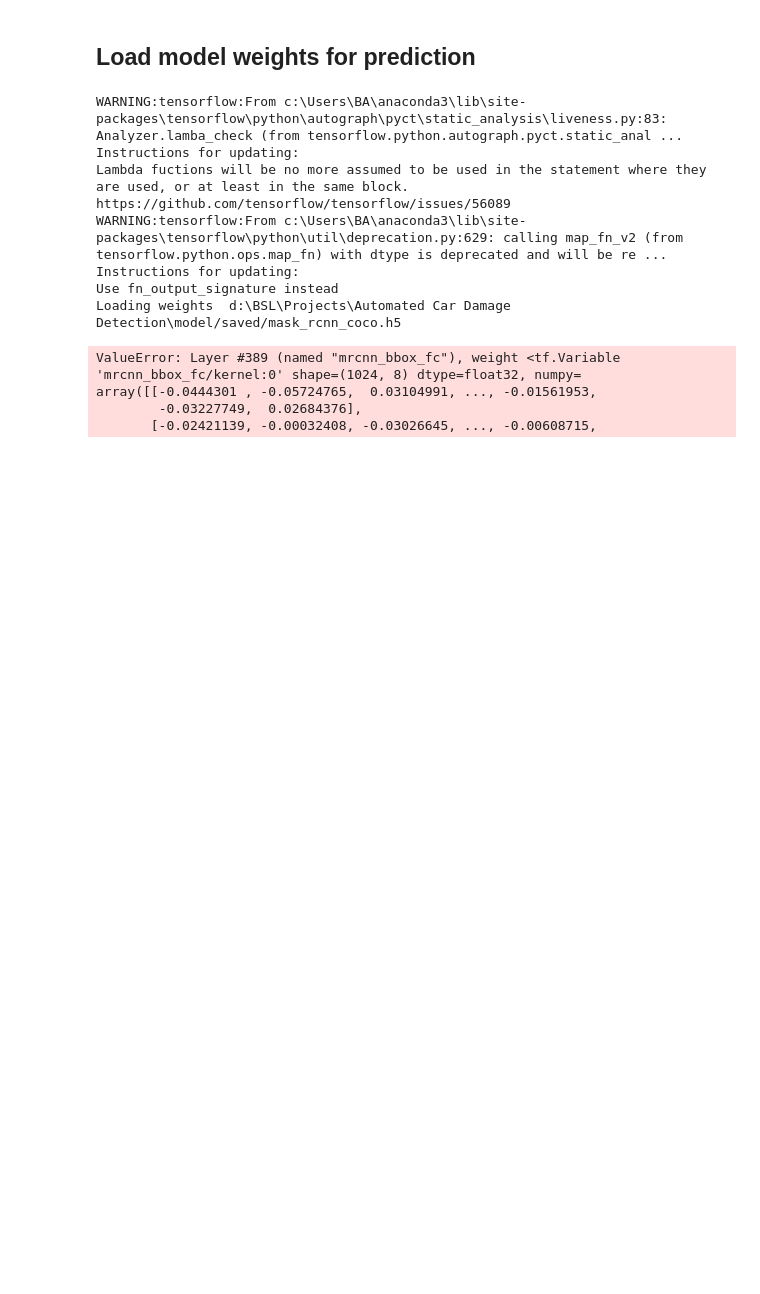
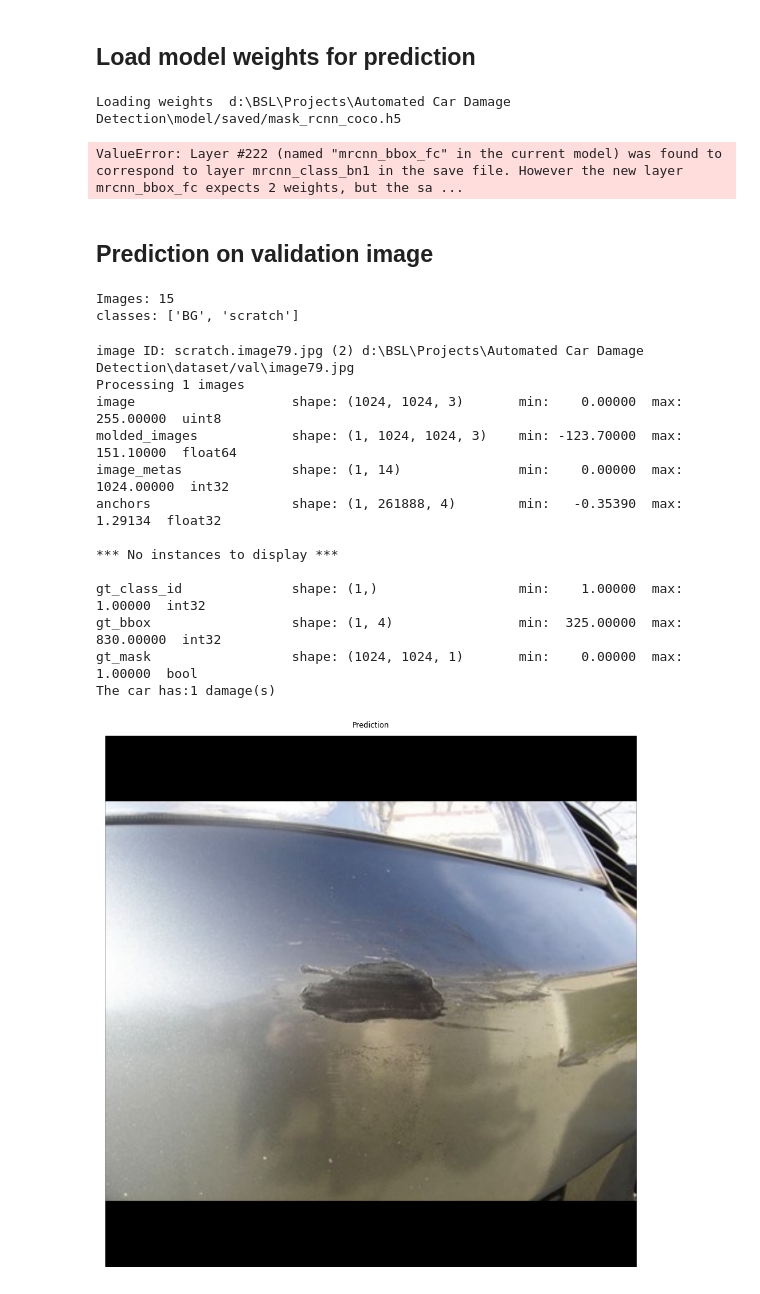
Before and after one commit to basel-ay/Automated-Car-Damage-Detection, a Jupyter notebook: car_damage_detection.ipynb, the cells around one changed output. Drawn from its saved outputs; the diff is of its cells as text; code cells hidden in the pictures; blank space fills up the shorter version.

```diff
--- a/car_damage_detection.ipynb
+++ b/car_damage_detection.ipynb
@@ -214,16 +214,54 @@ with tf.device(DEVICE):
 
 # Load weights
 print("Loading weights ", custom_WEIGHTS_PATH)
-model.load_weights(custom_WEIGHTS_PATH, by_name=True, exclude=['mrcnn_bbox_fc','mrcnn_class_logits'])
+model.load_weights(custom_WEIGHTS_PATH, by_name=True)
 # %% [output]
-WARNING:tensorflow:From c:\Users\BA\anaconda3\lib\site-packages\tensorflow\python\autograph\pyct\static_analysis\liveness.py:83: Analyzer.lamba_check (from tensorflow.python.autograph.pyct.static_anal ...
-Instructions for updating:
-Lambda fuctions will be no more assumed to be used in the statement where they are used, or at least in the same block. https://github.com/tensorflow/tensorflow/issues/56089
-WARNING:tensorflow:From c:\Users\BA\anaconda3\lib\site-packages\tensorflow\python\util\deprecation.py:629: calling map_fn_v2 (from tensorflow.python.ops.map_fn) with dtype is deprecated and will be re ...
-Instructions for updating:
-Use fn_output_signature instead
 Loading weights  d:\BSL\Projects\Automated Car Damage Detection\model/saved/mask_rcnn_coco.h5
-ValueError: Layer #389 (named "mrcnn_bbox_fc"), weight <tf.Variable 'mrcnn_bbox_fc/kernel:0' shape=(1024, 8) dtype=float32, numpy=
-array([[-0.0444301 , -0.05724765,  0.03104991, ..., -0.01561953,
-        -0.03227749,  0.02684376],
-       [-0.02421139, -0.00032408, -0.03026645, ..., -0.00608715,
+ValueError: Layer #222 (named "mrcnn_bbox_fc" in the current model) was found to correspond to layer mrcnn_class_bn1 in the save file. However the new layer mrcnn_bbox_fc expects 2 weights, but the sa ...
+# %% [markdown]
+## Prediction on validation image
+# %%
+dataset = custom.CustomDataset()
+dataset.load_custom(dataset_DIR,'val')
+dataset.prepare()
+print('Images: {}\nclasses: {}'.format(len(dataset.image_ids), dataset.class_names))
+# %% [output]
+Images: 15
+classes: ['BG', 'scratch']
+# %%
+#image_id = random.choice(dataset.image_ids)
+image_id = 2
+image, image_meta, gt_class_id, gt_bbox, gt_mask =\
+    modellib.load_image_gt(dataset, config, image_id, use_mini_mask=False)
+info = dataset.image_info[image_id]
+print("image ID: {}.{} ({}) {}".format(info["source"], info["id"], image_id,
+                                       dataset.image_reference(image_id)))
+
+# Run object detection
+results = model.detect([image], verbose=1)
+
+# Display results
+ax = get_ax(1)
+r = results[0]
+visualize.display_instances(image, r['rois'], r['masks'], r['class_ids'],
+                            dataset.class_names, r['scores'], ax=ax,
+                            title="Prediction")
+log("gt_class_id", gt_class_id)
+log("gt_bbox", gt_bbox)
+log("gt_mask", gt_mask)
+print('The car has:{} damage(s)'.format(len(dataset.image_info[image_id]['polygons'])))
+# %% [output]
+image ID: scratch.image79.jpg (2) d:\BSL\Projects\Automated Car Damage Detection\dataset/val\image79.jpg
+Processing 1 images
+image                    shape: (1024, 1024, 3)       min:    0.00000  max:  255.00000  uint8
+molded_images            shape: (1, 1024, 1024, 3)    min: -123.70000  max:  151.10000  float64
+image_metas              shape: (1, 14)               min:    0.00000  max: 1024.00000  int32
+anchors                  shape: (1, 261888, 4)        min:   -0.35390  max:    1.29134  float32
+
+*** No instances to display ***
+
+gt_class_id              shape: (1,)                  min:    1.00000  max:    1.00000  int32
+gt_bbox                  shape: (1, 4)                min:  325.00000  max:  830.00000  int32
+gt_mask                  shape: (1024, 1024, 1)       min:    0.00000  max:    1.00000  bool
+The car has:1 damage(s)
+[figure, added]
```
Also changed, not shown: parts of 4 cells of this notebook, 1 other file.
